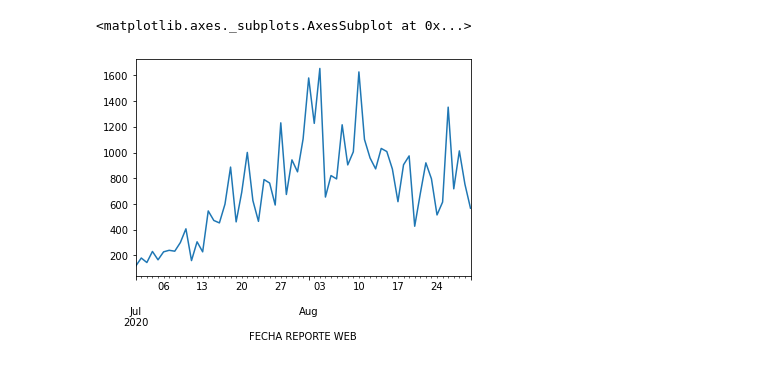
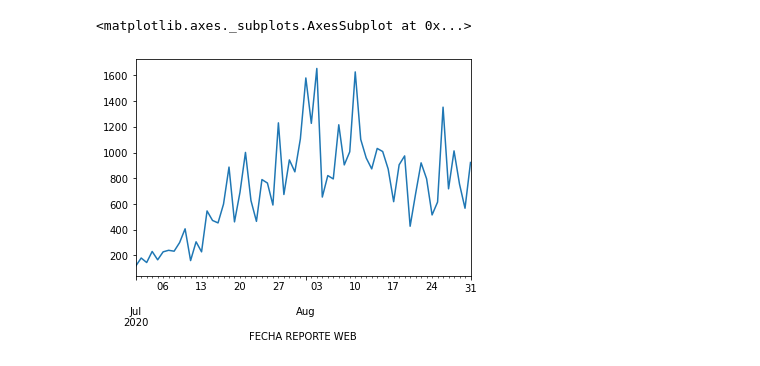
Before and after one commit to AP-2020-1S/covid-19-sandaye, a Jupyter notebook: Notebooks/predict_cortoplazo.ipynb, the cells around one changed output. Saved outputs shown, nothing was run; the diff lists cells and outputs as text; code cells hidden in the pictures.

```diff
--- a/Notebooks/predict_cortoplazo.ipynb
+++ b/Notebooks/predict_cortoplazo.ipynb
@@ -35,11 +35,11 @@ resample['dayofweek'] = resample.index.dayofweek
 #Senama
 df_lun_dom = resample [resample.dayofweek.isin([0,1,2,3,4,5,6])].Nuevos_Casos
 # %%
-graf_1 = df_lun_dom.loc['2020-07-01':'2020-08-30']
+graf_1 = df_lun_dom.loc['2020-07-01':'2020-08-31']
 graf_1.plot()
 # %% [output]
 <matplotlib.axes._subplots.AxesSubplot at 0x...>
-[figure, old version]
+[figure, new version]
 # %%
 #conjunto de datos
 x = df_lun_dom
```
Also changed, not shown: parts of 7 cells of this notebook.
